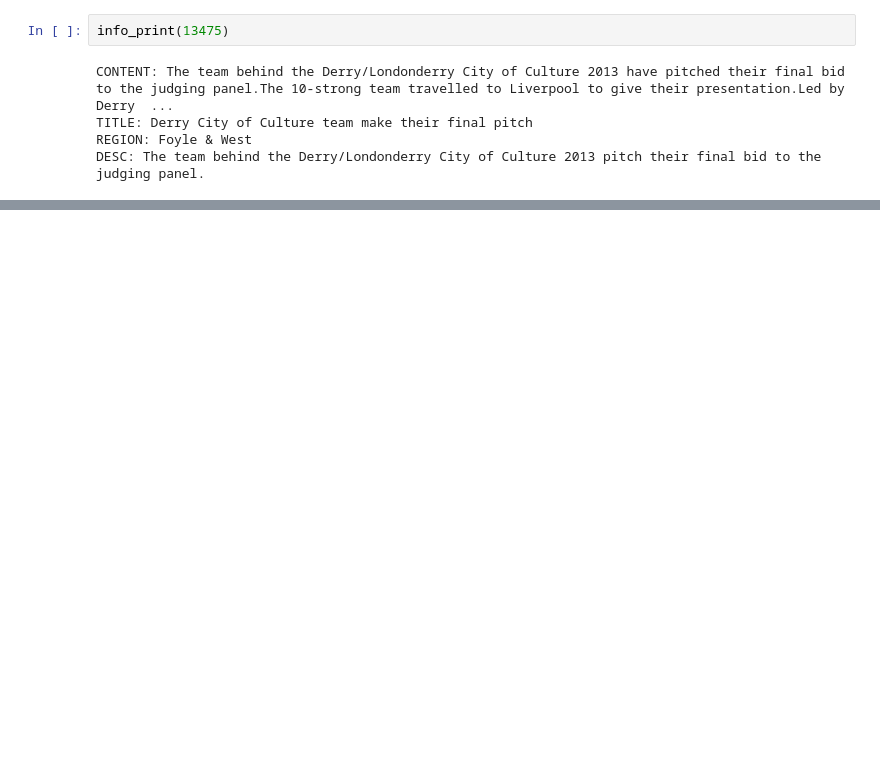
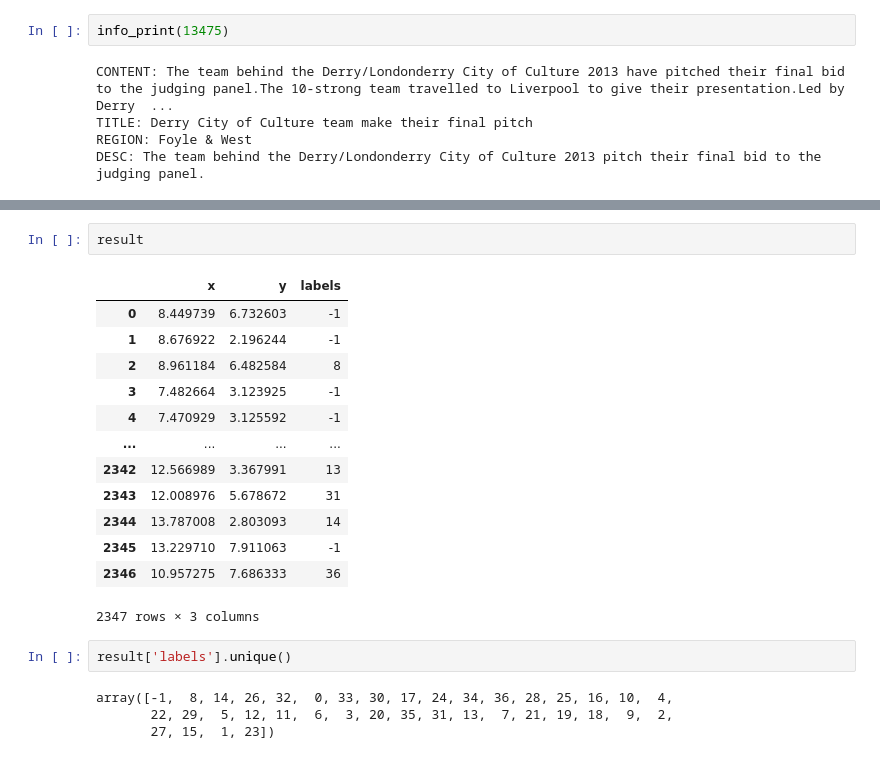
Before and after one commit to malinphy/e_repo, a Jupyter notebook: bbc_data_EDA.ipynb, the cells around one changed output, grey strips where cells are left out. Drawn from its saved outputs; the diff is of its cells as text; blank space fills up the shorter version.

```diff
--- a/bbc_data_EDA.ipynb
+++ b/bbc_data_EDA.ipynb
@@ -233,0 +311,22 @@ DESC: The team behind the Derry/Londonderry City of Culture 2013 pitch their fin
+# %%
+result
+# %% [output]
+|  | x | y | labels |
+| 0 | 8.449739 | 6.732603 | -1 |
+| 1 | 8.676922 | 2.196244 | -1 |
+| 2 | 8.961184 | 6.482584 | 8 |
+| 3 | 7.482664 | 3.123925 | -1 |
+| 4 | 7.470929 | 3.125592 | -1 |
+| ... | ... | ... | ... |
+| 2342 | 12.566989 | 3.367991 | 13 |
+| 2343 | 12.008976 | 5.678672 | 31 |
+| 2344 | 13.787008 | 2.803093 | 14 |
+| 2345 | 13.229710 | 7.911063 | -1 |
+| 2346 | 10.957275 | 7.686333 | 36 |
+2347 rows × 3 columns
+# %%
+result['labels'].unique()
+# %% [output]
+array([-1,  8, 14, 26, 32,  0, 33, 30, 17, 24, 34, 36, 28, 25, 16, 10,  4,
+       22, 29,  5, 12, 11,  6,  3, 20, 35, 31, 13,  7, 21, 19, 18,  9,  2,
+       27, 15,  1, 23])
```
Also changed, not shown: parts of 23 cells of this notebook.
